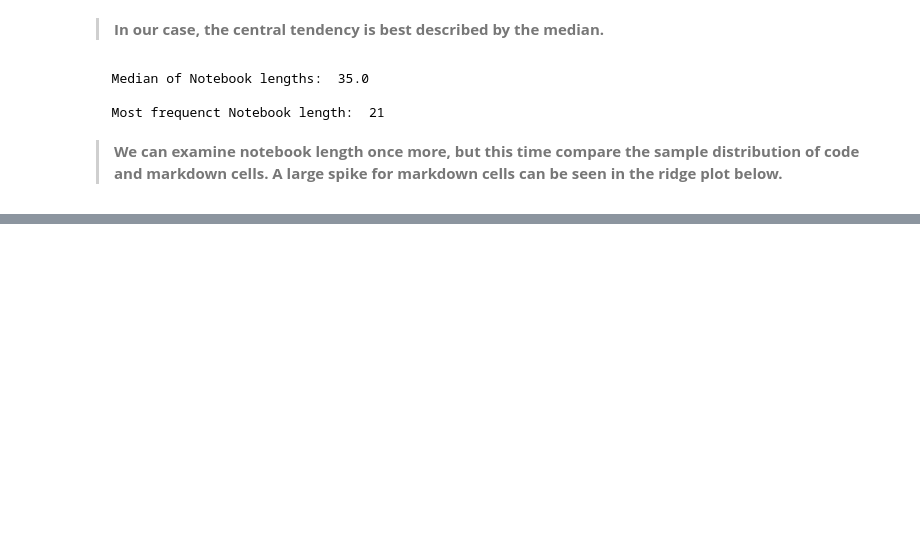
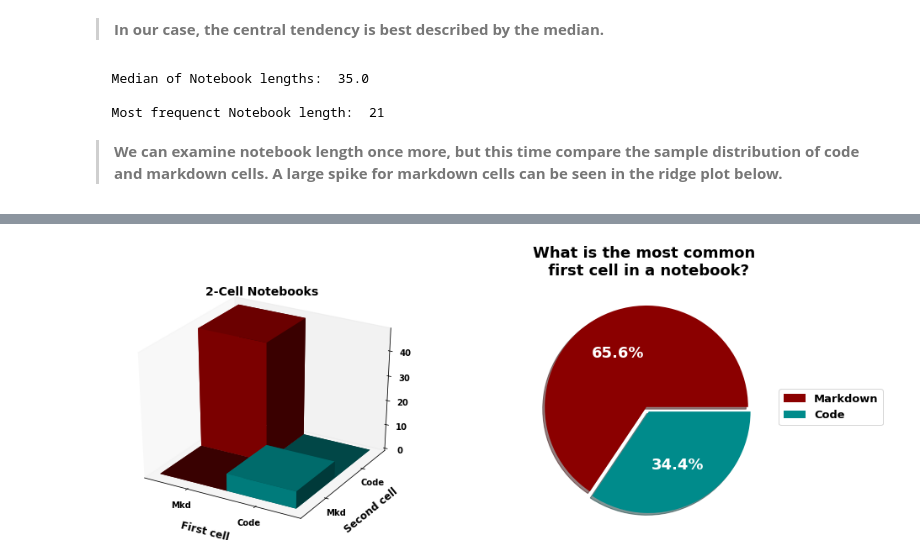
Before and after one commit to rahiakela/kaggle-competition-projects, a Jupyter notebook: google-ai4code/01_exploratory_data_analysis.ipynb, the cells around one changed output, grey strips where cells are left out. Saved outputs shown, nothing was run; the diff lists cells and outputs as text; code cells hidden in the pictures; blank space fills up the shorter version.

```diff
--- a/google-ai4code/01_exploratory_data_analysis.ipynb
+++ b/google-ai4code/01_exploratory_data_analysis.ipynb
@@ -226,0 +293,48 @@ colors=["#8b0000", "#008b8b"]
+# %%
+# Matrix for 2-cell notebooks
+matrix = pd.DataFrame(data = np.zeros((2,2)), columns=["code", "markdown"], index=["code", "markdown"])
+for notebook in df_counts[df_counts["tot"]==2].index:
+  cell1 = df.loc[notebook].cell_type[0]
+  cell2 = df.loc[notebook].cell_type[1]
+  matrix.loc[cell1, cell2] = 1 + matrix.loc[cell1, cell2]
+
+# setup the figure and axes
+fig = plt.figure(figsize=(15, 15))
+ax1 = fig.add_subplot(221, projection='3d')
+
+# fake data
+_x = np.arange(2)
+_y = np.arange(2)
+_xx, _yy = np.meshgrid(_x, _y)
+x, y = _xx.ravel(), _yy.ravel()
+
+top = x + y
+bottom = np.zeros_like(top)
+width = depth = 1
+
+ax1.bar3d(x, y, bottom, width, depth, matrix.values.flatten(), shade=True, color=["#6b0202", "#008b8b", "#8b0000", "#015c5c"])
+ax1.set_title('2-Cell Notebooks', size=14)
+
+ax1.grid(False)
+ax1.set_xticks([0.5, 1.5])
+ax1.set_yticks([0.5, 1.5])
+ax1.set_yticklabels(["Mkd", "Code"])
+ax1.set_xticklabels(["Mkd", "Code"])
+
+ax1.set_xlabel("First cell", weight="bold", labelpad=10, size=12)
+ax1.set_ylabel("Second cell", weight="bold", labelpad=10, size=12)
+
+# Pie chart
+ax2 = fig.add_subplot(222)
+wedges, texts, autotexts = ax2.pie(df[df["rank"]==0]["cell_type"].value_counts(), shadow=True,
+                                  explode=(0, 0.05),
+                                  autopct='%1.1f%%', textprops=dict(color="w"), colors=["#8b0000", "#008b8b"])
+plt.setp(autotexts, size=18, weight="bold")
+
+ax2.legend(wedges, ["Markdown", "Code"],
+          loc="center left",
+          bbox_to_anchor=(1, 0, 0.5, 1), prop={'size': 13})
+
+ax2.set_title("What is the most common \n first cell in a notebook?", size=18);
+# %% [output]
+[figure, added]
```
Also changed, not shown: parts of 19 cells of this notebook.
